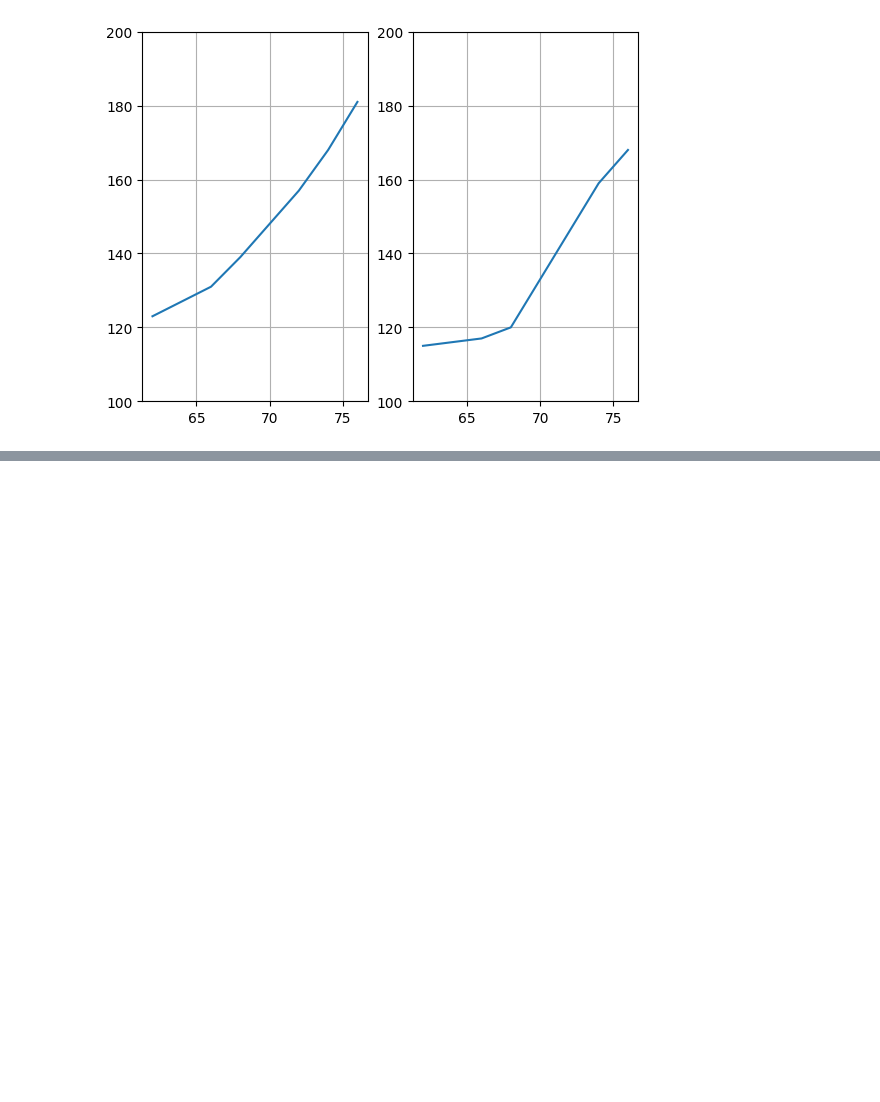
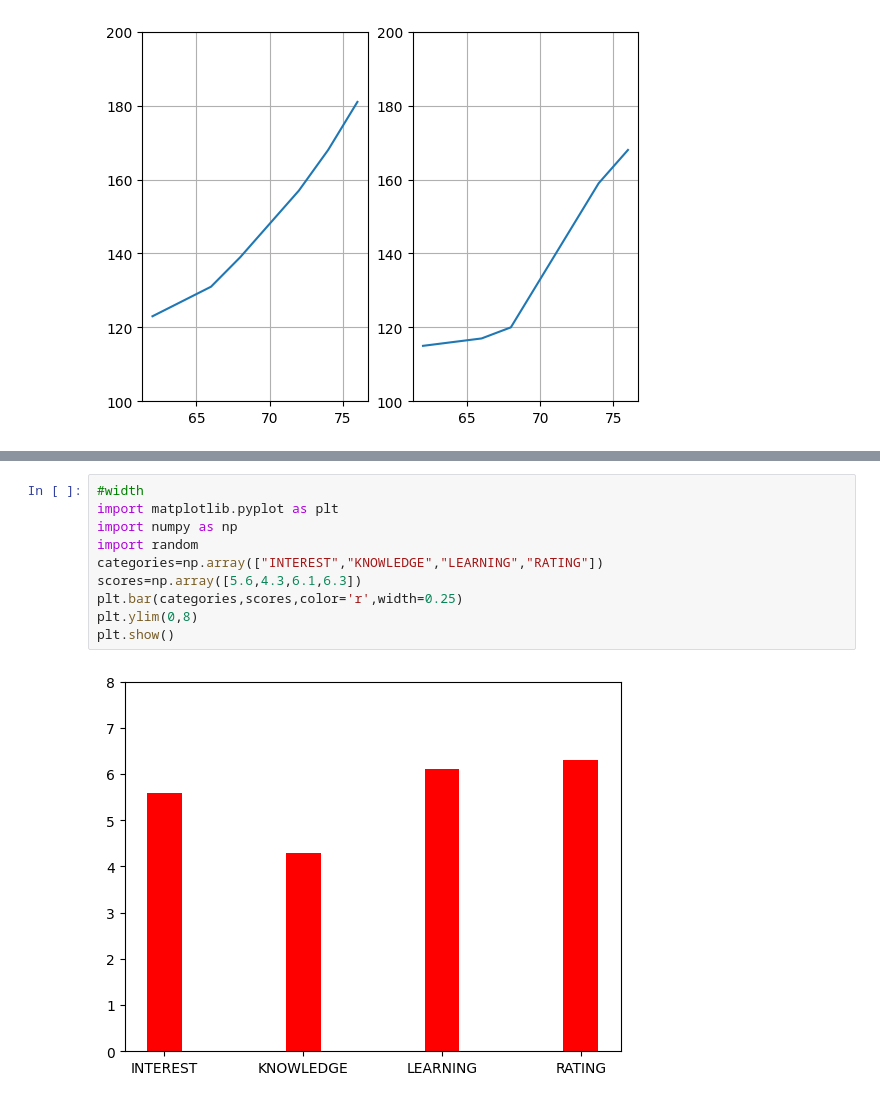
Before and after one commit to nexiqo/Machine-learning-challenge-in-100-days, a Jupyter notebook: mlday1.ipynb, the cells around one changed output, grey strips where cells are left out. Drawn from its saved outputs; the diff is of its cells as text; blank space fills up the shorter version.

```diff
--- a/mlday1.ipynb
+++ b/mlday1.ipynb
@@ -101,0 +137,12 @@ plt.plot(height,female_weight)
+# %%
+#width
+import matplotlib.pyplot as plt
+import numpy as np
+import random
+categories=np.array(["INTEREST","KNOWLEDGE","LEARNING","RATING"])
+scores=np.array([5.6,4.3,6.1,6.3])
+plt.bar(categories,scores,color='r',width=0.25)
+plt.ylim(0,8)
+plt.show()
+# %% [output]
+[figure, added]
```
Also changed, not shown: parts of 4 cells of this notebook.
